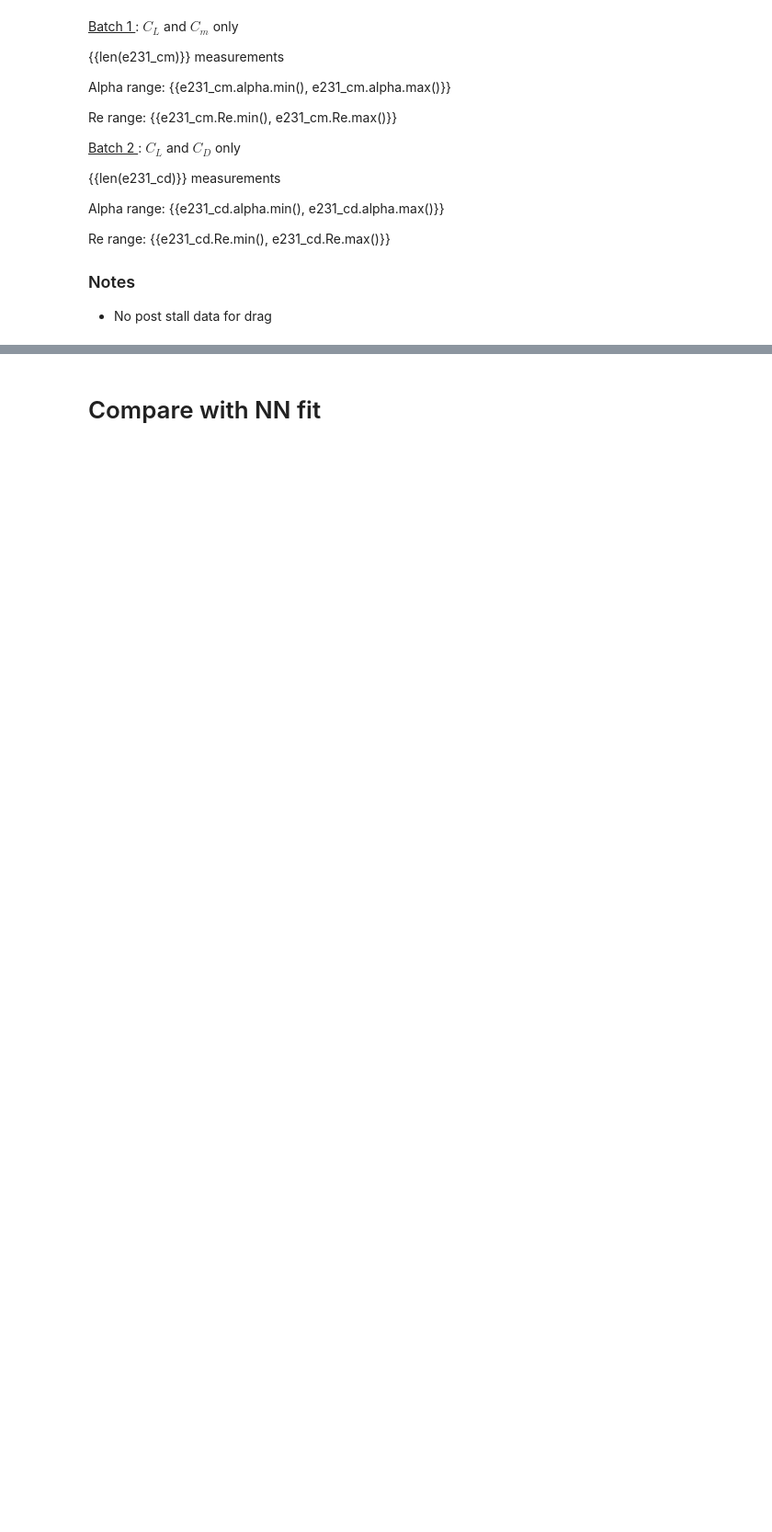
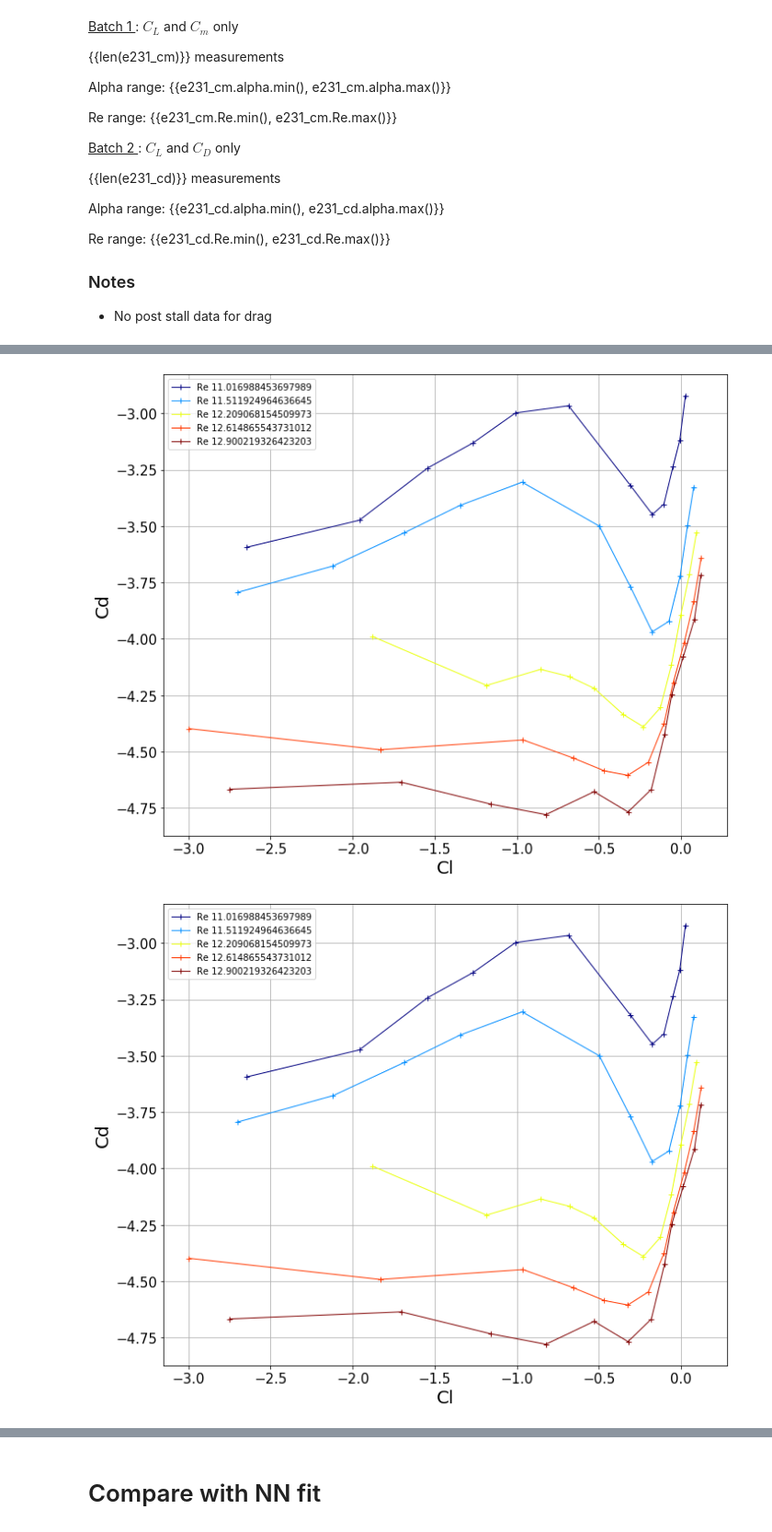
Before and after one commit to jdebecdelievre/liftinglineopt, a Jupyter notebook: airfoil_model/airfoil_data_Eppler231.ipynb, the cells around one changed output, grey strips where cells are left out. Shown at 92% size. Cells and saved outputs as stored; diff of their text form; code cells hidden in the pictures; blank space fills up the shorter version.

```diff
--- a/airfoil_model/airfoil_data_Eppler231.ipynb
+++ b/airfoil_model/airfoil_data_Eppler231.ipynb
@@ -159,0 +69,11 @@ f = plot_available_data(e231_cm, "Cm", "$C_m$"); f.savefig("images/dataCm", dpi=
+# %%
+e231_cd_ = e231_cd[e231_cd["Cl"]>0]
+# %%
+e231_cd_['logCd'] = np.log(e231_cd['Cd'])
+e231_cd_['logCl'] = np.log(e231_cd['Cl'])
+e231_cd_['Re'] = np.log(e231_cd['Re'])
+# %%
+plot_available_data(e231_cd_, "logCd", "Cd", "logCl", "Cl")
+# %% [output]
+[figure, added]
+[figure, added]
```
Also changed, not shown: parts of 46 cells of this notebook, 28 other files.
